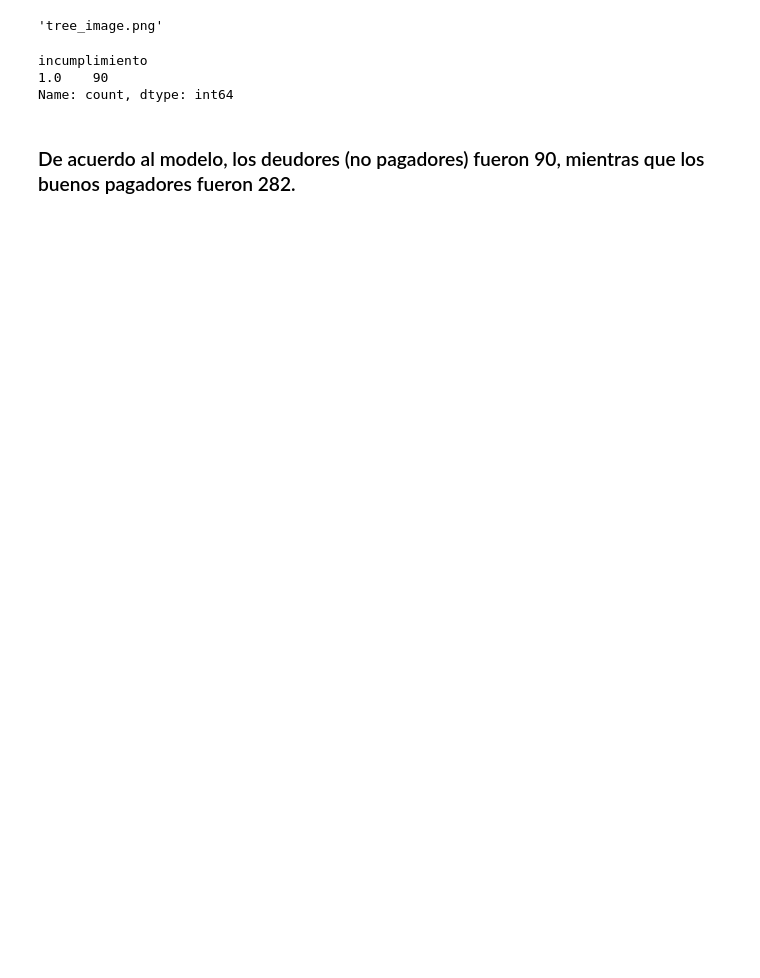
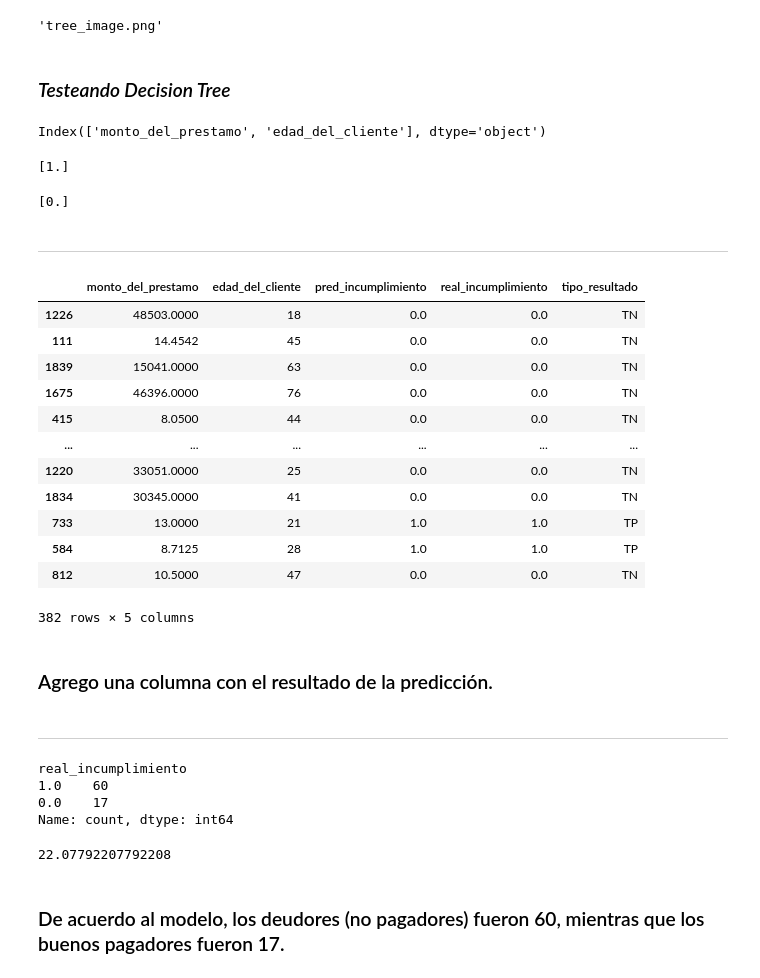
Before and after one commit to lnastri25/POO_UCEMA, a Jupyter notebook: modelos_segundo_parcial/credit_risk/riesgo_crediticio.ipynb, the cells around one changed output. Saved outputs shown, nothing was run; the diff lists cells and outputs as text; code cells hidden in the pictures; blank space fills up the shorter version.

```diff
--- a/modelos_segundo_parcial/credit_risk/riesgo_crediticio.ipynb
+++ b/modelos_segundo_parcial/credit_risk/riesgo_crediticio.ipynb
@@ -739,22 +759,73 @@ graph.format = 'png'
 graph.render(filename='tree_image', directory='./', cleanup=True)
 # %% [output]
 'tree_image.png'
+# %% [markdown]
+### *Testeando Decision Tree*
+# %%
+X.columns
+# %% [output]
+Index(['monto_del_prestamo', 'edad_del_cliente'], dtype='object')
+# %%
+print(clf.predict([[500000, 30]])) # Es deudor.
+# %% [output]
+[1.]
+# %%
+print(clf.predict([[10000, 65]])) # NO es deudor.
+# %% [output]
+[0.]
+# %% [markdown]
+___
+# %%
+resultado_modelo = X_test
+
+resultado_modelo["pred_incumplimiento"] = y_pred
+resultado_modelo["real_incumplimiento"] = y_test
+
+resultado_modelo['tipo_resultado'] = 'N/A'
+resultado_modelo.loc[(resultado_modelo['pred_incumplimiento'] == 1) & (resultado_modelo['real_incumplimiento'] == 1), 'tipo_resultado'] = 'TP'
+resultado_modelo.loc[(resultado_modelo['pred_incumplimiento'] == 1) & (resultado_modelo['real_incumplimiento'] == 0), 'tipo_resultado'] = 'FP'
+resultado_modelo.loc[(resultado_modelo['pred_incumplimiento'] == 0) & (resultado_modelo['real_incumplimiento'] == 0), 'tipo_resultado'] = 'TN'
+resultado_modelo.loc[(resultado_modelo['pred_incumplimiento'] == 0) & (resultado_modelo['real_incumplimiento'] == 1), 'tipo_resultado'] = 'FN'
+resultado_modelo
+# %% [output]
+|  | monto_del_prestamo | edad_del_cliente | pred_incumplimiento | real_incumplimiento | tipo_resultado |
+| 1226 | 48503.0000 | 18 | 0.0 | 0.0 | TN |
+| 111 | 14.4542 | 45 | 0.0 | 0.0 | TN |
+| 1839 | 15041.0000 | 63 | 0.0 | 0.0 | TN |
+| 1675 | 46396.0000 | 76 | 0.0 | 0.0 | TN |
+| 415 | 8.0500 | 44 | 0.0 | 0.0 | TN |
+| ... | ... | ... | ... | ... | ... |
+| 1220 | 33051.0000 | 25 | 0.0 | 0.0 | TN |
+| 1834 | 30345.0000 | 41 | 0.0 | 0.0 | TN |
+| 733 | 13.0000 | 21 | 1.0 | 1.0 | TP |
+| 584 | 8.7125 | 28 | 1.0 | 1.0 | TP |
+| 812 | 10.5000 | 47 | 0.0 | 0.0 | TN |
+382 rows × 5 columns
+# %% [markdown]
+### Agrego una columna con el resultado de la predicción.
+# %% [markdown]
+___
 # %%
-resultado_modelo = X_test
+resultado_modelo2 = X_test
 
-resultado_modelo["incumplimiento"] = y_pred
-resultado_modelo["incumplimiento"] = y_test
+resultado_modelo2["pred_incumplimiento"] = y_pred
+resultado_modelo2["real_incumplimiento"] = y_test
 
-mask= resultado_modelo["incumplimiento"] == 1
+mask= resultado_modelo2["pred_incumplimiento"] == 1
 
-predije_deudores = resultado_modelo[mask]
+predije_deudores = resultado_modelo2[mask]
 
 predije_deudores.shape
 
-predije_deudores.incumplimiento.value_counts()
+predije_deudores.real_incumplimiento.value_counts()
 # %% [output]
-incumplimiento
-1.0    90
+real_incumplimiento
+1.0    60
+0.0    17
 Name: count, dtype: int64
+# %%
+17/(60+17)*100
+# %% [output]
+22.07792207792208
 # %% [markdown]
-### De acuerdo al modelo, los deudores (no pagadores) fueron 90, mientras que los buenos pagadores fueron 282.
+### De acuerdo al modelo, los deudores (no pagadores) fueron 60, mientras que los buenos pagadores fueron 17.
```
Also changed, not shown: parts of 3 cells of this notebook, 2 other files.
